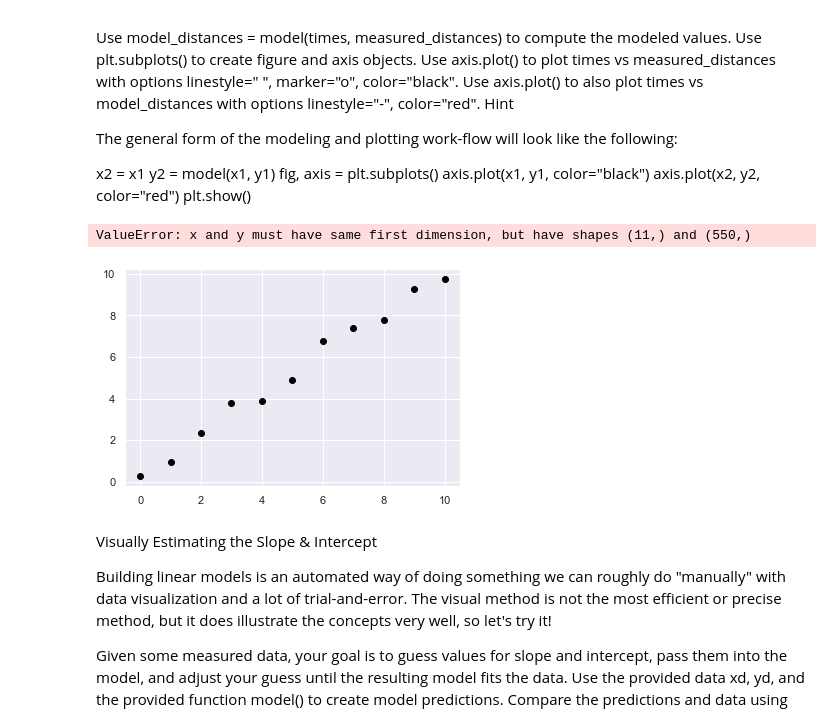
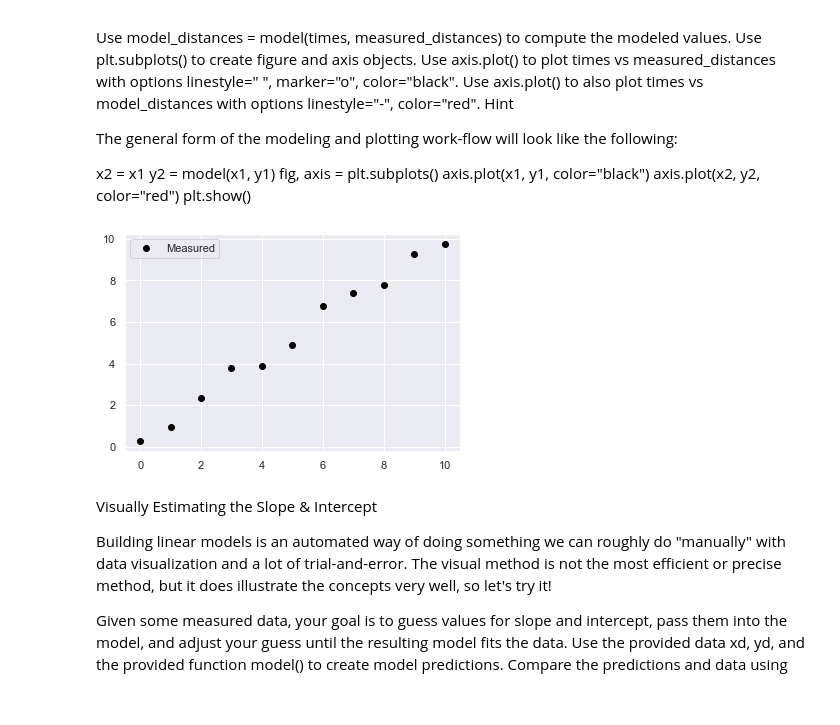
Before and after one commit to Ewooral/Data-Science-and-Machine-Learning, a Jupyter notebook: Linear Modeling/interpolation.ipynb, the cells around one changed output. Saved outputs shown, nothing was run; the diff lists cells and outputs as text; code cells hidden in the pictures.

Commit message:
linear modeling in python

```diff
--- a/Linear Modeling/interpolation.ipynb
+++ b/Linear Modeling/interpolation.ipynb
@@ -193,24 +193,23 @@ x2 = x1 y2 = model(x1, y1) fig, axis = plt.subplots() axis.plot(x1, y1, color="b
 # %%
 
 
 # Pass times and measured distances into model
 measured_distances = np.array([0.24835708, 0.93086785, 2.32384427, 3.76151493, 3.88292331,
                                4.88293152, 6.78960641, 7.38371736, 7.76526281, 9.27128002,
                                9.76829115])
 times = [0.,  1.,  2.,  3.,  4.,  5.,  6.,  7.,  8.,  9., 10.]
 model_distances = model(times)
 # Create figure and axis objects and call axis.plot() twice to plot data and model distances versus times
 fig, axis = plt.subplots()
 axis.plot(times, measured_distances, linestyle=" ", marker="o", color="black", label="Measured")
-axis.plot(times, model_distances, linestyle="-", marker=None, color="red", label="Modeled")
+# axis.plot(times, model_distances, linestyle="-", marker=None, color="red", label="Modeled")
 
 # Add grid lines and a legend to your plot, and then show to display
 axis.grid(True)
 axis.legend(loc="best")
 plt.show()
 # %% [output]
-ValueError: x and y must have same first dimension, but have shapes (11,) and (550,)
-[figure, old version]
+[figure, new version]
 # %% [markdown]
 
 
```
Also changed, not shown: parts of 1 cell of this notebook.
